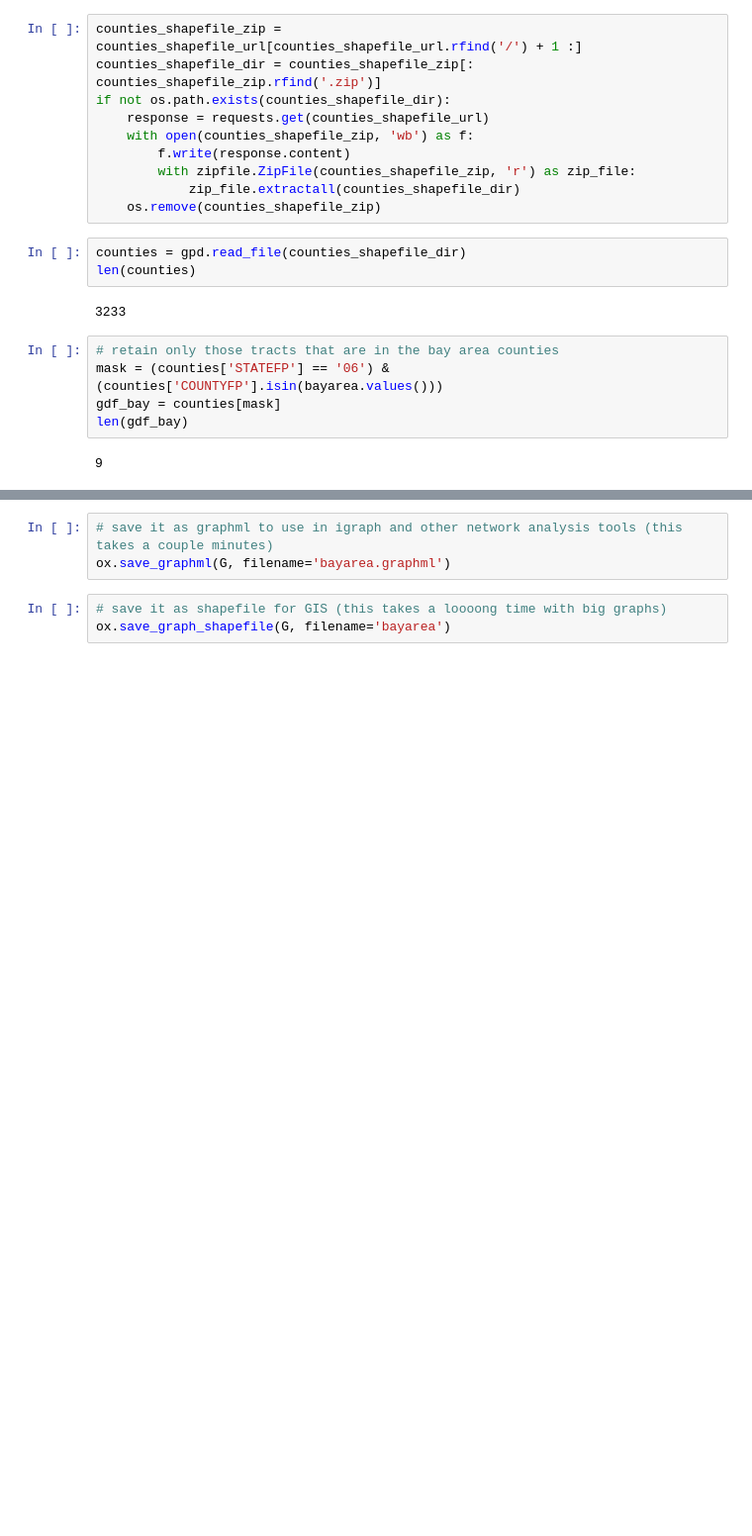
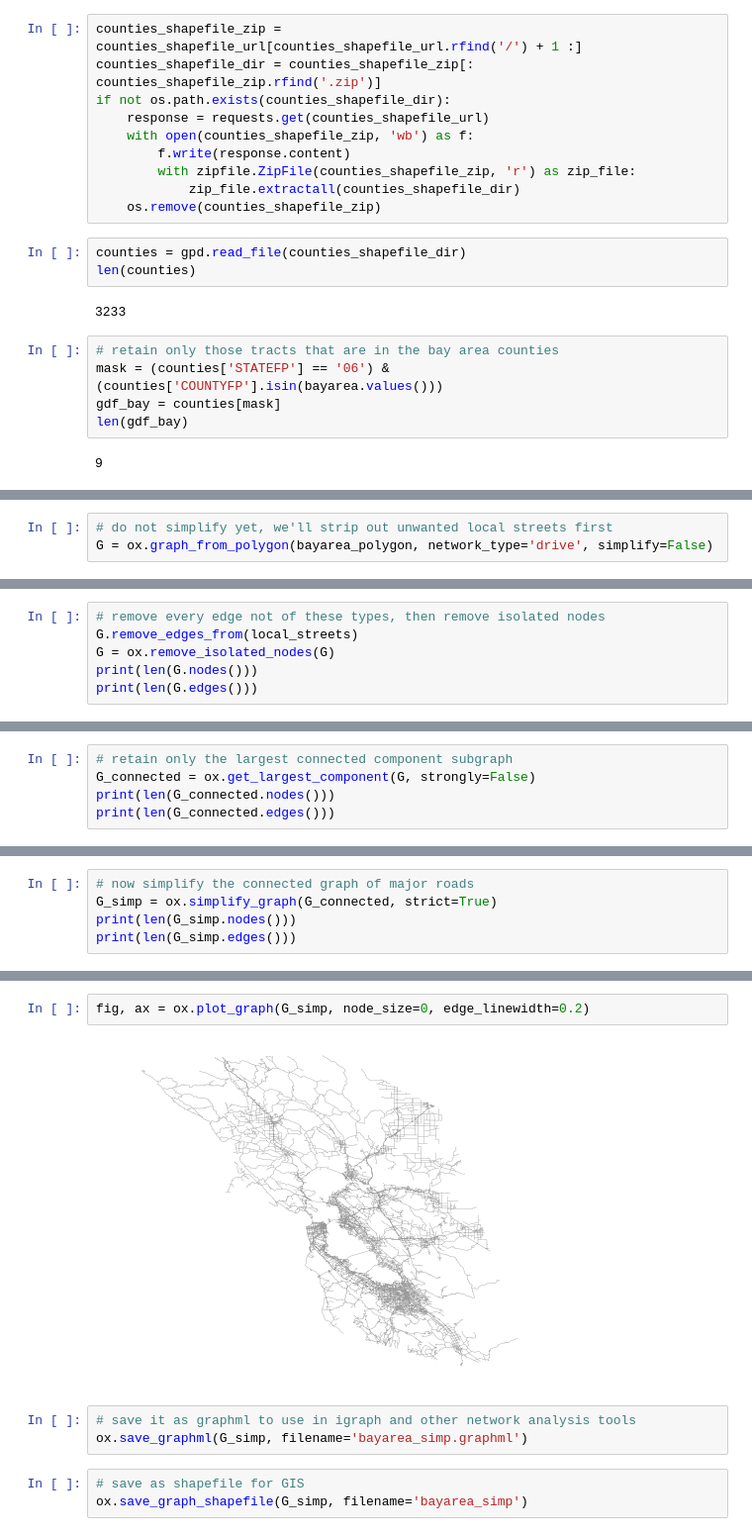
Before and after one commit to gboeing/bayarea-street-network, a Jupyter notebook: download-bay-area-network.ipynb, the cells around one changed output, grey strips where cells are left out. Shown at 99% size. Saved outputs shown, nothing was run; the diff lists cells and outputs as text; blank space fills up the shorter version.

Commit message:
discard local streets

```diff
--- a/download-bay-area-network.ipynb
+++ b/download-bay-area-network.ipynb
@@ -59,0 +59,3 @@ Per the logs, we started with 1,617,109 nodes and 3,175,573 edges before simplif
+# %%
+# do not simplify yet, we'll strip out unwanted local streets first
+G = ox.graph_from_polygon(bayarea_polygon, network_type='drive', simplify=False)
@@ -59,0 +77,6 @@ Per the logs, we started with 1,617,109 nodes and 3,175,573 edges before simplif
+# %%
+# remove every edge not of these types, then remove isolated nodes
+G.remove_edges_from(local_streets)
+G = ox.remove_isolated_nodes(G)
+print(len(G.nodes()))
+print(len(G.edges()))
@@ -59,0 +86,5 @@ Per the logs, we started with 1,617,109 nodes and 3,175,573 edges before simplif
+# %%
+# retain only the largest connected component subgraph
+G_connected = ox.get_largest_component(G, strongly=False)
+print(len(G_connected.nodes()))
+print(len(G_connected.edges()))
@@ -59,0 +94,5 @@ Per the logs, we started with 1,617,109 nodes and 3,175,573 edges before simplif
+# %%
+# now simplify the connected graph of major roads
+G_simp = ox.simplify_graph(G_connected, strict=True)
+print(len(G_simp.nodes()))
+print(len(G_simp.edges()))
@@ -81,7 +125,11 @@ streets_per_node_proportion    {0: 0.0, 1: 0.2535256596114816, 2: 0.004047550...
 dtype: object
+# %%
+fig, ax = ox.plot_graph(G_simp, node_size=0, edge_linewidth=0.2)
+# %% [output]
+[figure, added]
 # %%
-# save it as graphml to use in igraph and other network analysis tools (this takes a couple minutes)
-ox.save_graphml(G, filename='bayarea.graphml')
+# save it as graphml to use in igraph and other network analysis tools
+ox.save_graphml(G_simp, filename='bayarea_simp.graphml')
 # %%
-# save it as shapefile for GIS (this takes a loooong time with big graphs)
-ox.save_graph_shapefile(G, filename='bayarea')
+# save as shapefile for GIS
+ox.save_graph_shapefile(G_simp, filename='bayarea_simp')
```
Also changed, not shown: parts of 13 cells of this notebook.
